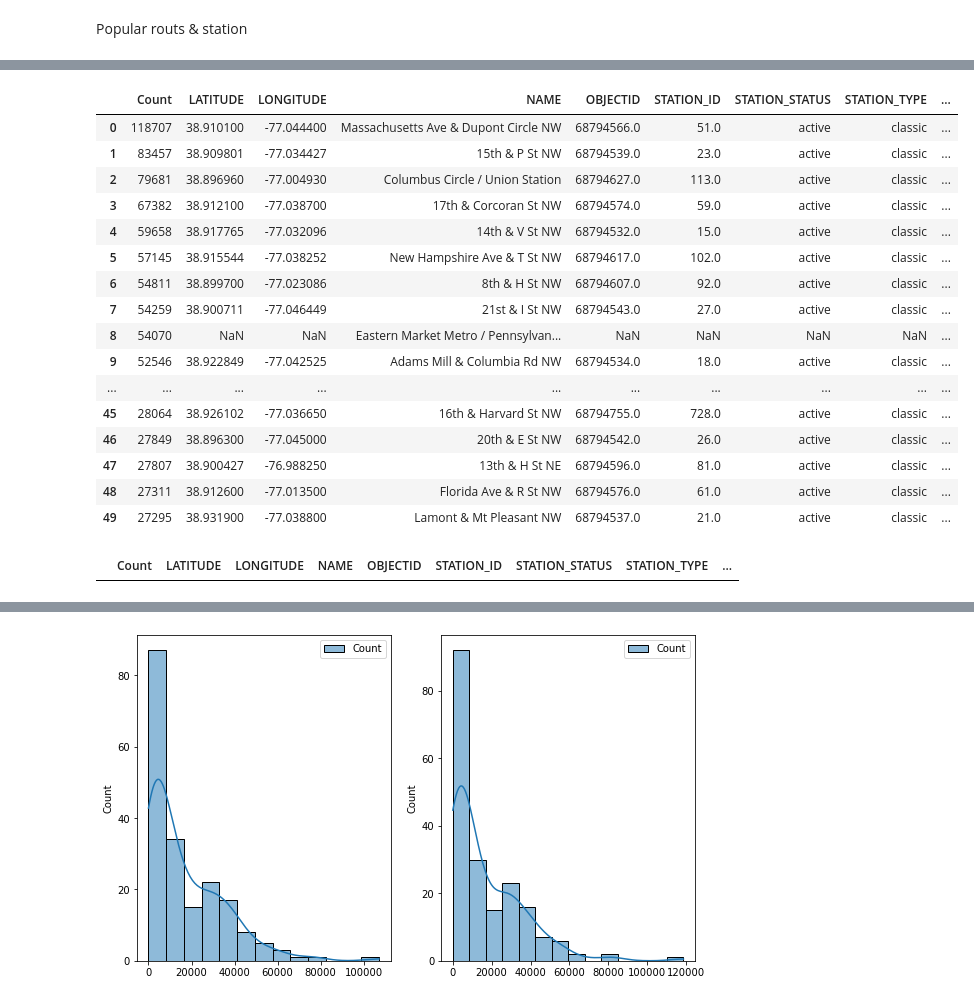
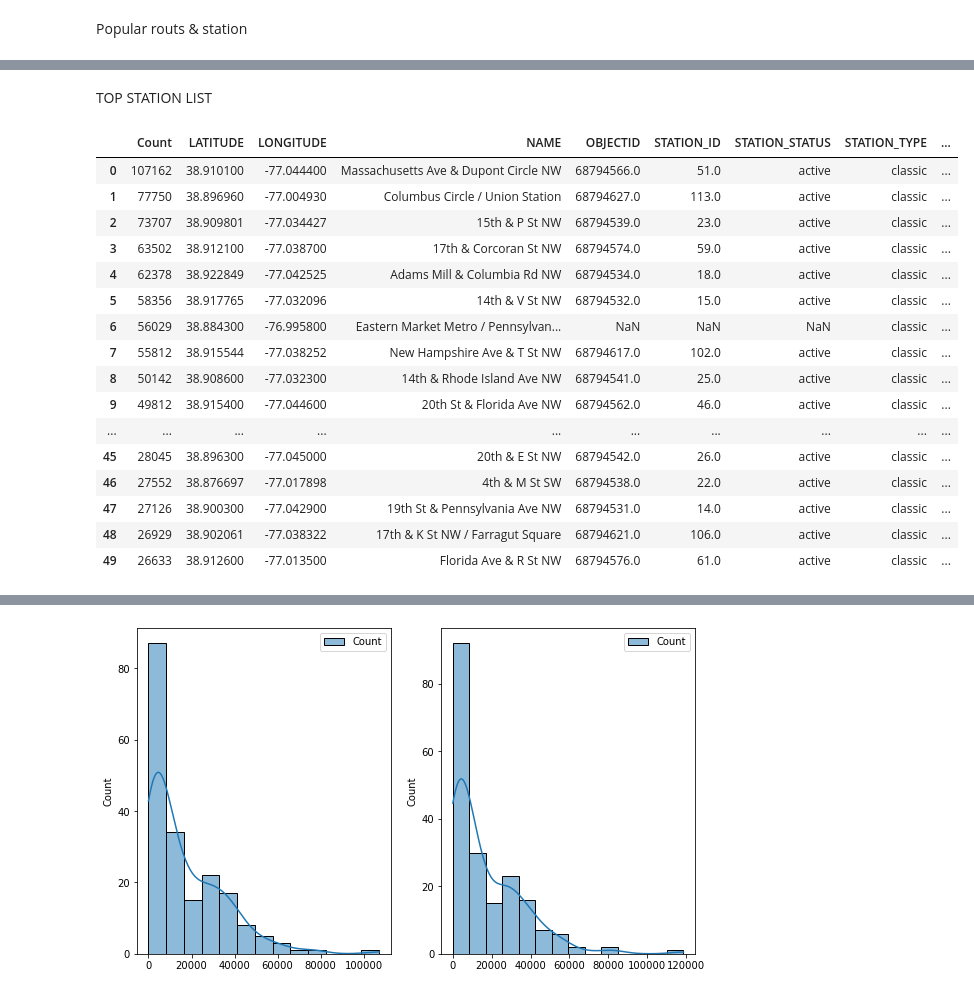
Before and after one commit to YanaOrf/CapitalBikeShare2, a Jupyter notebook: CapitalBike_EDA_2.ipynb, the cells around one changed output, grey strips where cells are left out. Saved outputs shown, nothing was run; the diff lists cells and outputs as text; code cells hidden in the pictures.

```diff
--- a/CapitalBike_EDA_2.ipynb
+++ b/CapitalBike_EDA_2.ipynb
@@ -570,3 +588,6 @@ Popular routs & station
+# %%
+#Fix misspel in Station name
+trips.loc[trips["End station number"]==31619,"End station"]="Lincoln Park / 13th & East Capitol St NE"
 # %%
 label=["Route","Count"]
 routes_list=trips["route"].value_counts(dropna=False).rename_axis("Route").reset_index(name='Count')
@@ -574,4 +597,6 @@ routes_list=trips["route"].value_counts(dropna=False).rename_axis("Route").reset
 station_start_list=trips["Start station"].value_counts(dropna=False).rename_axis("NAME").reset_index(name='Count')
 station_start_list["Station type"]="Start station"
 station_start_loc=pd.merge(station_start_list,station_loc,on="NAME",how="left")
+# %%
+top50_start=station_start_loc.sort_values(by=["Count"],ascending=False).iloc[0:50,:]
 # %%
@@ -598,0 +635,2 @@ station_end_loc.head(5)
+# %%
+top50_end=station_end_loc.sort_values(by=["Count"],ascending=False).iloc[0:50,:]
@@ -599,26 +659,24 @@ station_end_loc.head(5)
+# %% [markdown]
+TOP STATION LIST
 # %%
-station_list_loc=pd.concat([station_end_loc,station_start_loc],ignore_index=True,sort=True)
+top100_station_list=pd.concat([top50_start,top50_end],ignore_index=True,sort=True)
 # %%
-station_list_loc.head(50)
+top100_station_list.head(50)
 # %% [output]
 |  | Count | LATITUDE | LONGITUDE | NAME | OBJECTID | STATION_ID | STATION_STATUS | STATION_TYPE | ... |
-| 0 | 118707 | 38.910100 | -77.044400 | Massachusetts Ave & Dupont Circle NW | 68794566.0 | 51.0 | active | classic | ... |
-| 1 | 83457 | 38.909801 | -77.034427 | 15th & P St NW | 68794539.0 | 23.0 | active | classic | ... |
-| 2 | 79681 | 38.896960 | -77.004930 | Columbus Circle / Union Station | 68794627.0 | 113.0 | active | classic | ... |
-| 3 | 67382 | 38.912100 | -77.038700 | 17th & Corcoran St NW | 68794574.0 | 59.0 | active | classic | ... |
-| 4 | 59658 | 38.917765 | -77.032096 | 14th & V St NW | 68794532.0 | 15.0 | active | classic | ... |
-| 5 | 57145 | 38.915544 | -77.038252 | New Hampshire Ave & T St NW | 68794617.0 | 102.0 | active | classic | ... |
-| 6 | 54811 | 38.899700 | -77.023086 | 8th & H St NW | 68794607.0 | 92.0 | active | classic | ... |
-| 7 | 54259 | 38.900711 | -77.046449 | 21st & I St NW | 68794543.0 | 27.0 | active | classic | ... |
-| 8 | 54070 | NaN | NaN | Eastern Market Metro / Pennsylvan... | NaN | NaN | NaN | NaN | ... |
-| 9 | 52546 | 38.922849 | -77.042525 | Adams Mill & Columbia Rd NW | 68794534.0 | 18.0 | active | classic | ... |
+| 0 | 107162 | 38.910100 | -77.044400 | Massachusetts Ave & Dupont Circle NW | 68794566.0 | 51.0 | active | classic | ... |
+| 1 | 77750 | 38.896960 | -77.004930 | Columbus Circle / Union Station | 68794627.0 | 113.0 | active | classic | ... |
+| 2 | 73707 | 38.909801 | -77.034427 | 15th & P St NW | 68794539.0 | 23.0 | active | classic | ... |
+| 3 | 63502 | 38.912100 | -77.038700 | 17th & Corcoran St NW | 68794574.0 | 59.0 | active | classic | ... |
+| 4 | 62378 | 38.922849 | -77.042525 | Adams Mill & Columbia Rd NW | 68794534.0 | 18.0 | active | classic | ... |
+| 5 | 58356 | 38.917765 | -77.032096 | 14th & V St NW | 68794532.0 | 15.0 | active | classic | ... |
+| 6 | 56029 | 38.884300 | -76.995800 | Eastern Market Metro / Pennsylvan... | NaN | NaN | NaN | classic | ... |
+| 7 | 55812 | 38.915544 | -77.038252 | New Hampshire Ave & T St NW | 68794617.0 | 102.0 | active | classic | ... |
+| 8 | 50142 | 38.908600 | -77.032300 | 14th & Rhode Island Ave NW | 68794541.0 | 25.0 | active | classic | ... |
+| 9 | 49812 | 38.915400 | -77.044600 | 20th St & Florida Ave NW | 68794562.0 | 46.0 | active | classic | ... |
 | ... | ... | ... | ... | ... | ... | ... | ... | ... | ... |
-| 45 | 28064 | 38.926102 | -77.036650 | 16th & Harvard St NW | 68794755.0 | 728.0 | active | classic | ... |
-| 46 | 27849 | 38.896300 | -77.045000 | 20th & E St NW | 68794542.0 | 26.0 | active | classic | ... |
-| 47 | 27807 | 38.900427 | -76.988250 | 13th & H St NE | 68794596.0 | 81.0 | active | classic | ... |
-| 48 | 27311 | 38.912600 | -77.013500 | Florida Ave & R St NW | 68794576.0 | 61.0 | active | classic | ... |
-| 49 | 27295 | 38.931900 | -77.038800 | Lamont & Mt Pleasant NW | 68794537.0 | 21.0 | active | classic | ... |
+| 45 | 28045 | 38.896300 | -77.045000 | 20th & E St NW | 68794542.0 | 26.0 | active | classic | ... |
+| 46 | 27552 | 38.876697 | -77.017898 | 4th & M St SW | 68794538.0 | 22.0 | active | classic | ... |
+| 47 | 27126 | 38.900300 | -77.042900 | 19th St & Pennsylvania Ave NW | 68794531.0 | 14.0 | active | classic | ... |
+| 48 | 26929 | 38.902061 | -77.038322 | 17th & K St NW / Farragut Square | 68794621.0 | 106.0 | active | classic | ... |
+| 49 | 26633 | 38.912600 | -77.013500 | Florida Ave & R St NW | 68794576.0 | 61.0 | active | classic | ... |
-# %%
-station_list_loc[station_list_loc["X"]=="NaN"]
-# %% [output]
-|  | Count | LATITUDE | LONGITUDE | NAME | OBJECTID | STATION_ID | STATION_STATUS | STATION_TYPE | ... |
```
Also changed, not shown: parts of 27 cells of this notebook.
